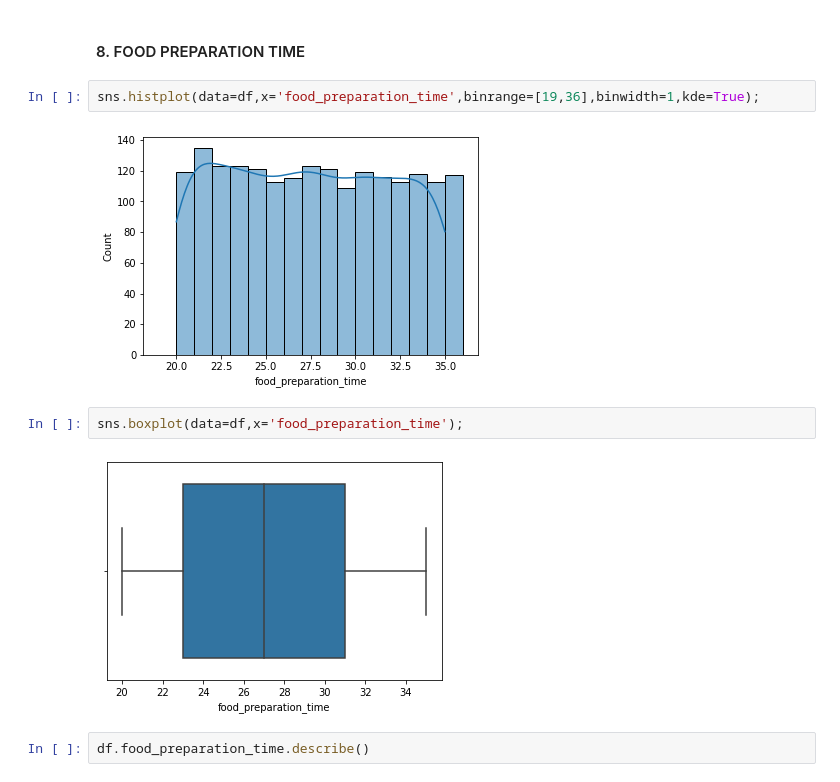
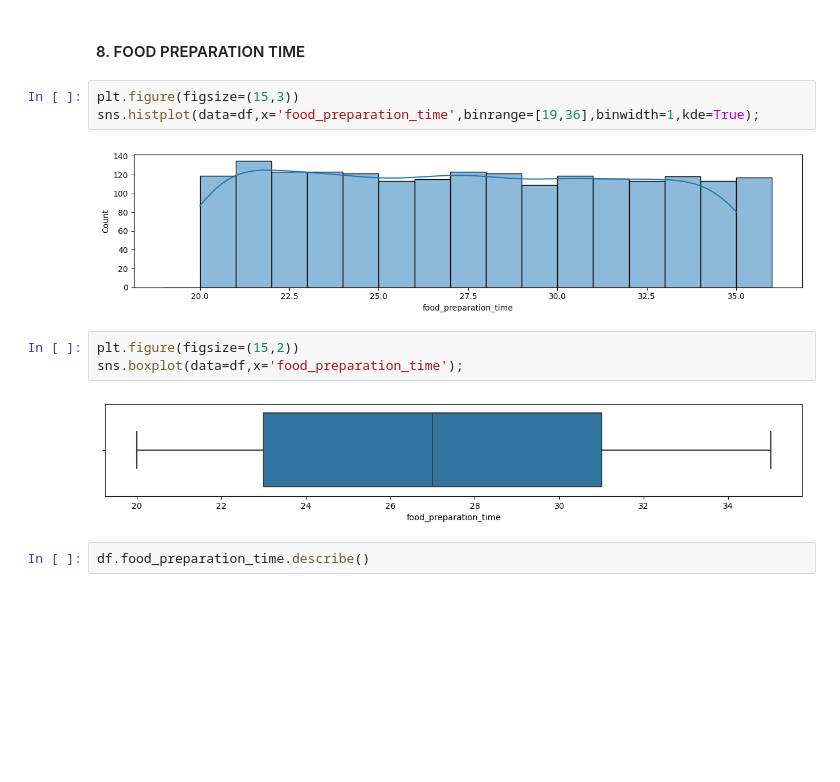
Before and after one commit to fbaezcalderon/Food-Hub, a Jupyter notebook: Food_Hub.ipynb, the cells around one changed output. Cells and saved outputs as stored; diff of their text form; blank space fills up the shorter version.

```diff
--- a/PYF_Project_LearnerNotebook_FullCode.ipynb
+++ b/Food_Hub.ipynb
@@ -284,13 +284,15 @@ Ratings are between 3 and 5, being 5 the value that is repeated the most times,
 # %% [markdown]
 #### 8. FOOD PREPARATION TIME
 # %%
+plt.figure(figsize=(15,3))
 sns.histplot(data=df,x='food_preparation_time',binrange=[19,36],binwidth=1,kde=True);
 # %% [output]
-[figure, old version]
+[figure, new version]
 # %%
+plt.figure(figsize=(15,2))
 sns.boxplot(data=df,x='food_preparation_time');
 # %% [output]
-[figure, old version]
+[figure, new version]
 # %%
 df.food_preparation_time.describe()
 # %% [output]
```
Also changed, not shown: parts of 31 cells of this notebook.
